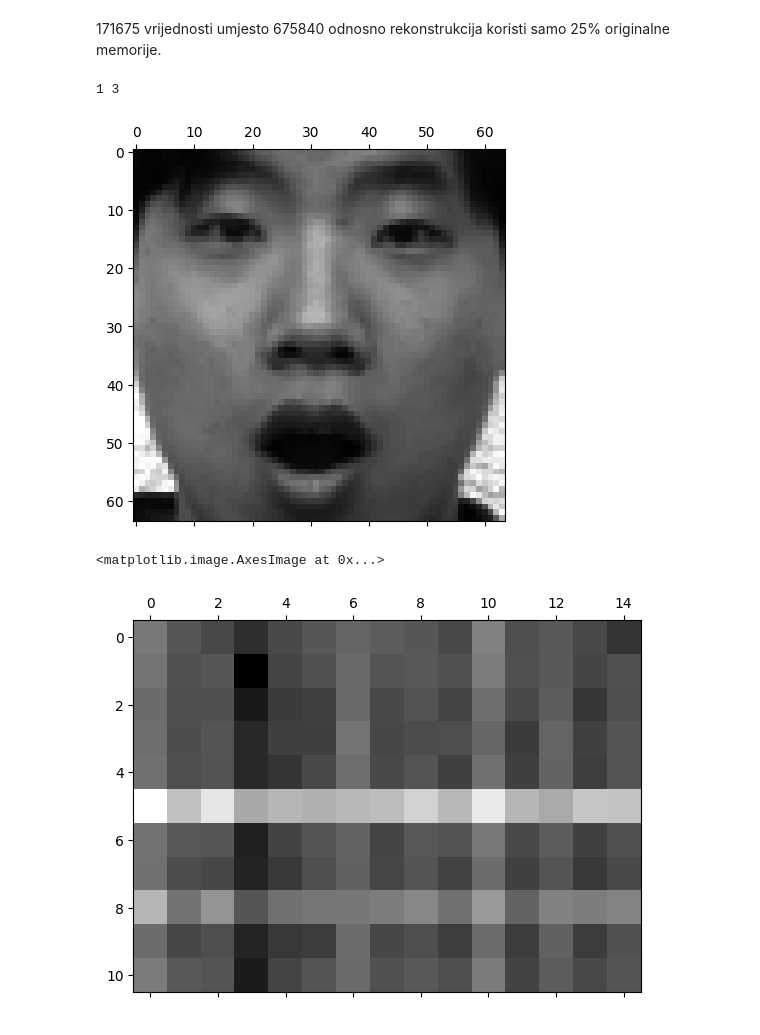
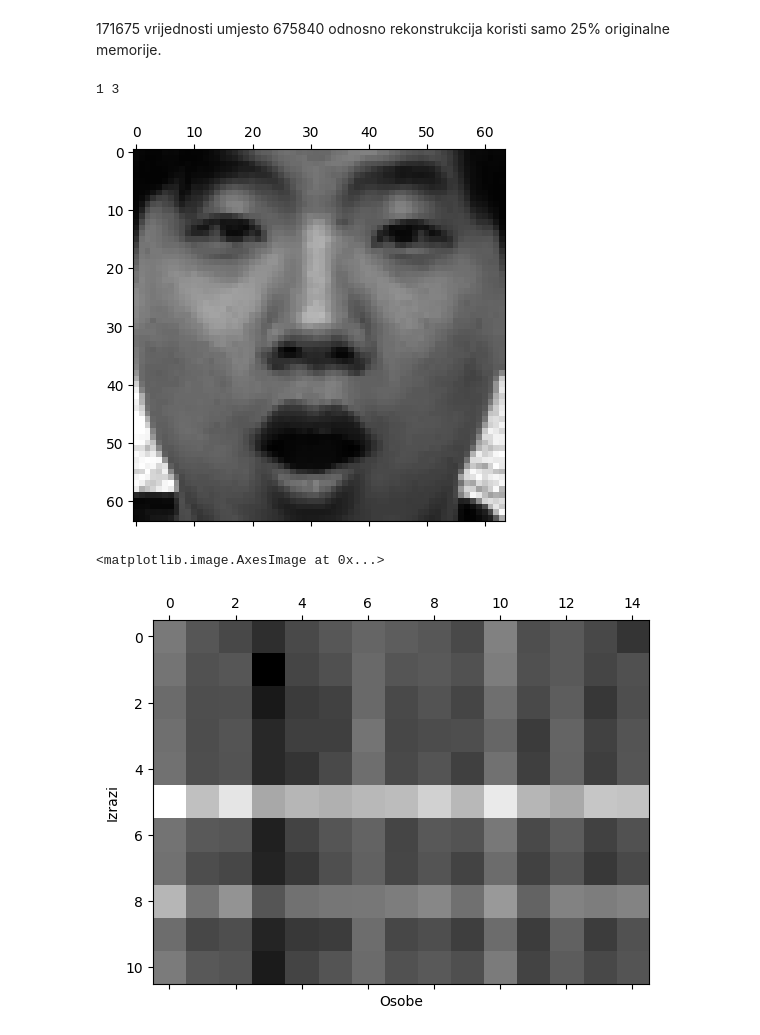
Before and after one commit to corazza/EfficientCNN, a Jupyter notebook: TT_facerec/[NLNNMAP]projekt1.ipynb, the cells around one changed output. Cells and saved outputs as stored; diff of their text form; code cells hidden in the pictures.

```diff
--- a/TT_facerec/[NLNNMAP]projekt1.ipynb
+++ b/TT_facerec/[NLNNMAP]projekt1.ipynb
@@ -77,10 +84,13 @@ def pronadi(slika: np.ndarray) -> tuple:
 # %%
 e, p, err= pronadi(data[:, :, 1, 3])
 print(e, p)
 visualize(data[:, :, e, p])
-plt.matshow(err, cmap='gray')
+fig, ax = plt.subplots()
+ax.set_xlabel("Osobe")
+ax.set_ylabel("Izrazi")
+ax.matshow(err, cmap='gray')
 # %% [output]
 1 3
 [figure]
 <matplotlib.image.AxesImage at 0x...>
-[figure, old version]
+[figure, new version]
```
Also changed, not shown: parts of 1 cell of this notebook.
